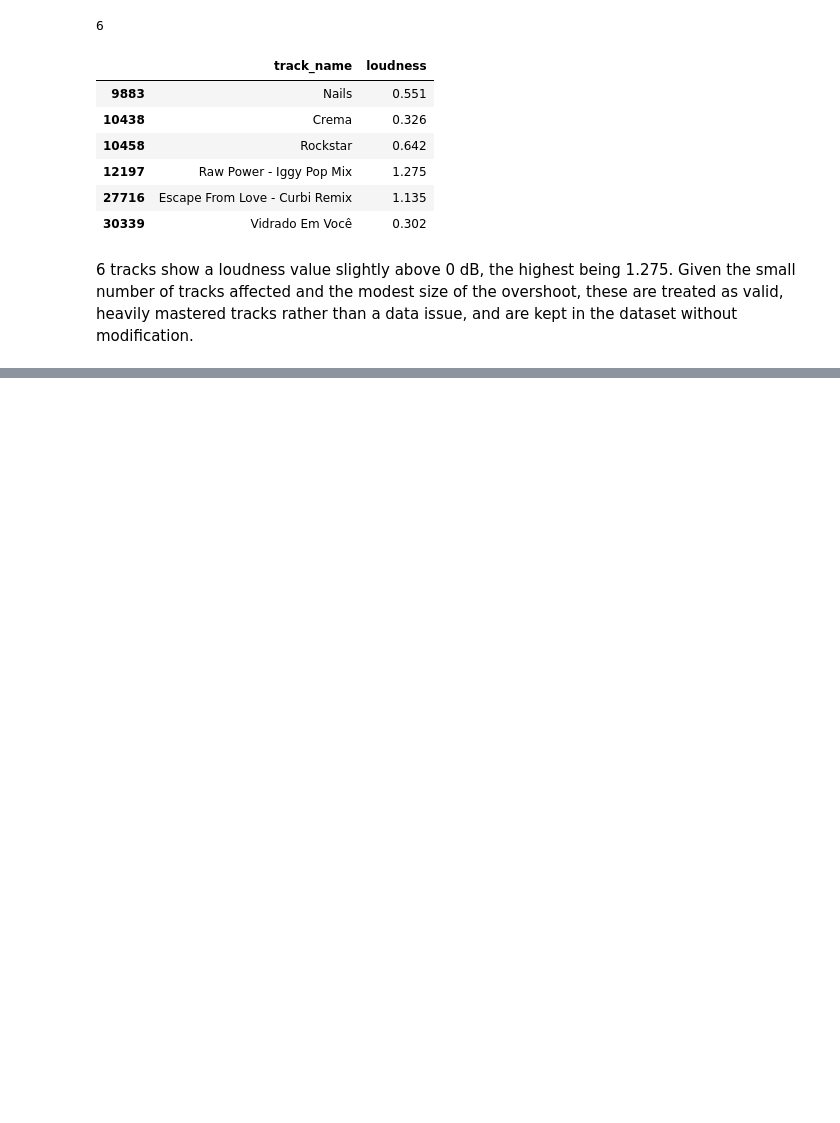
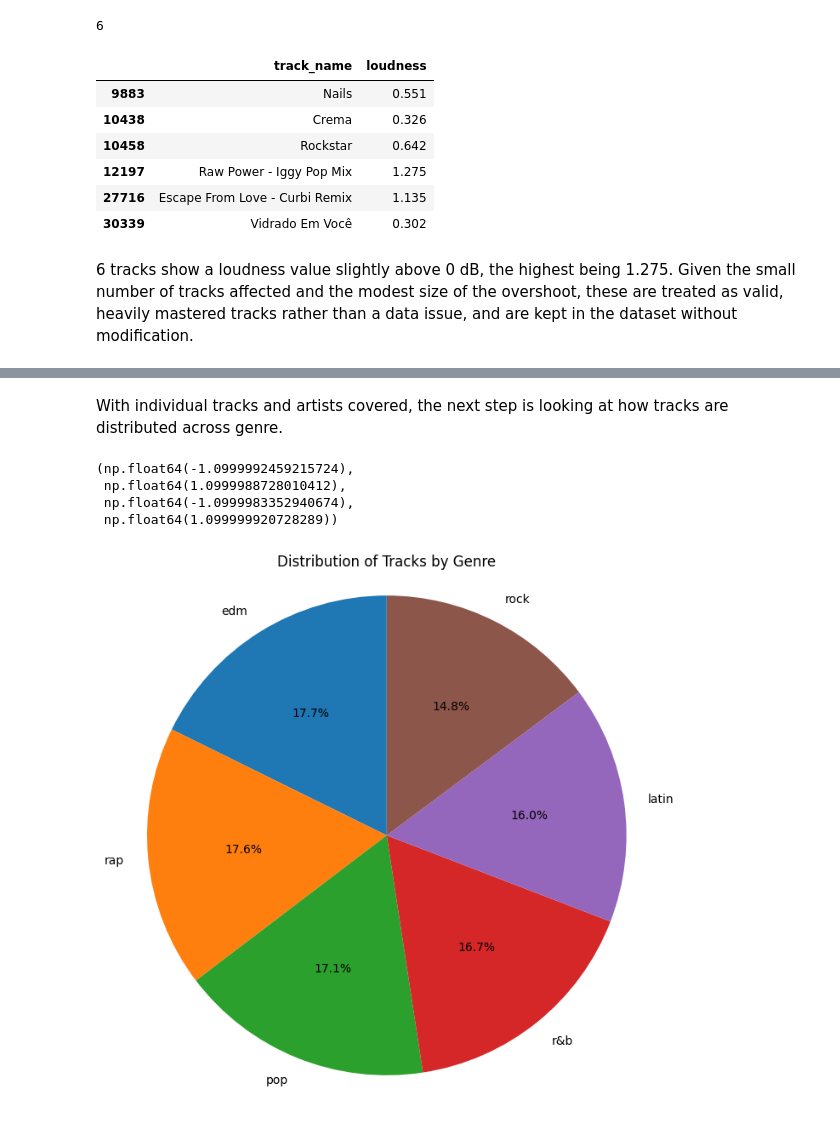
Before and after one commit to vipphan/spotify-capstone, a Jupyter notebook: spotify_capstone.ipynb, the cells around one changed output, grey strips where cells are left out. Saved outputs shown, nothing was run; the diff lists cells and outputs as text; code cells hidden in the pictures; blank space fills up the shorter version.

```diff
--- a/spotify_capstone.ipynb
+++ b/spotify_capstone.ipynb
@@ -373,0 +436,17 @@ modification.
+# %% [markdown]
+With individual tracks and artists covered, the next step is looking at
+how tracks are distributed across genre.
+# %%
+# distribution of tracks across genres
+genre_counts = cleaned_df['playlist_genre'].value_counts()
+
+plt.figure(figsize=(8, 8))
+plt.pie(genre_counts, labels=genre_counts.index, autopct='%1.1f%%', startangle=90)
+plt.title('Distribution of Tracks by Genre')
+plt.axis('equal')
+# %% [output]
+(np.float64(-1.0999992459215724),
+ np.float64(1.0999988728010412),
+ np.float64(-1.0999983352940674),
+ np.float64(1.099999920728289))
+[figure, added]
```
Also changed, not shown: parts of 25 cells of this notebook.
